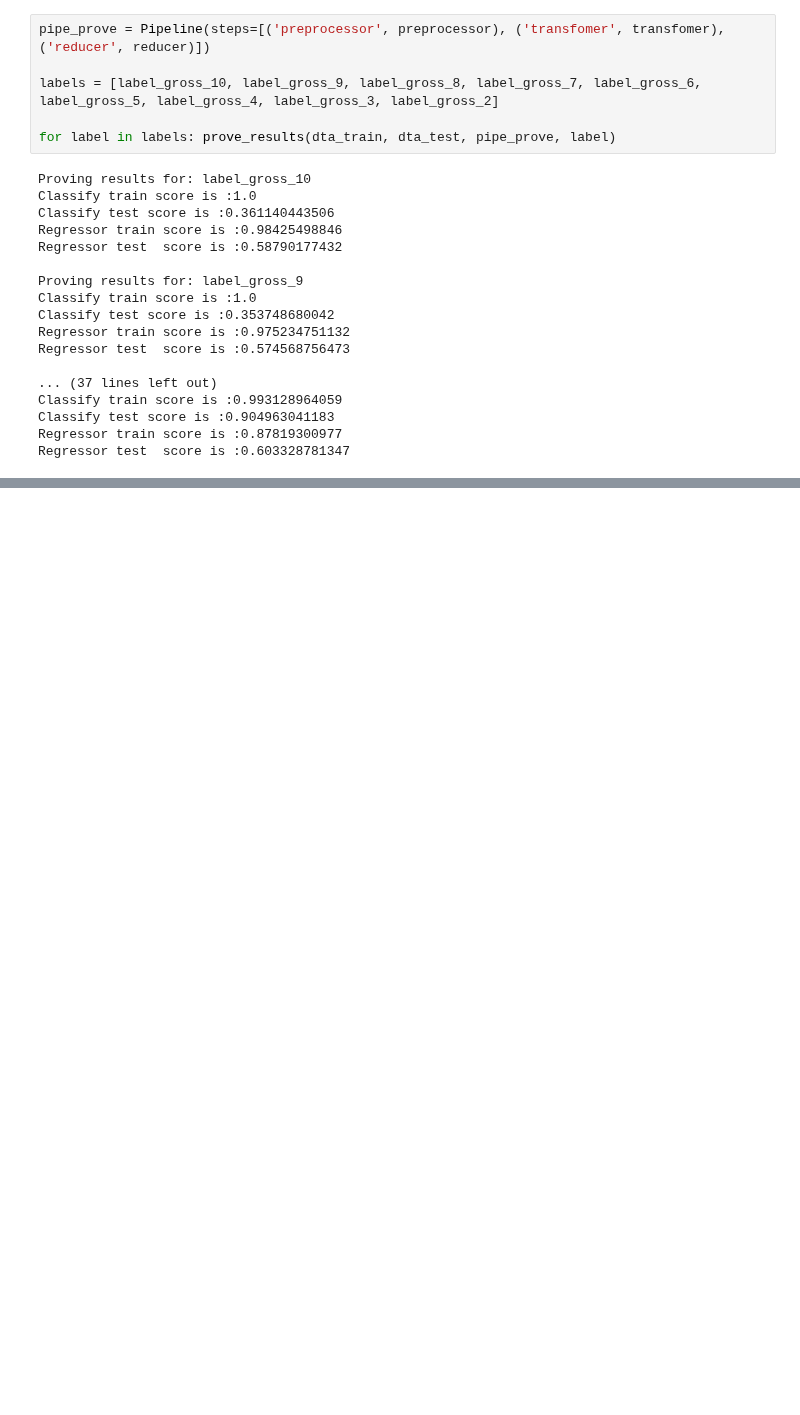
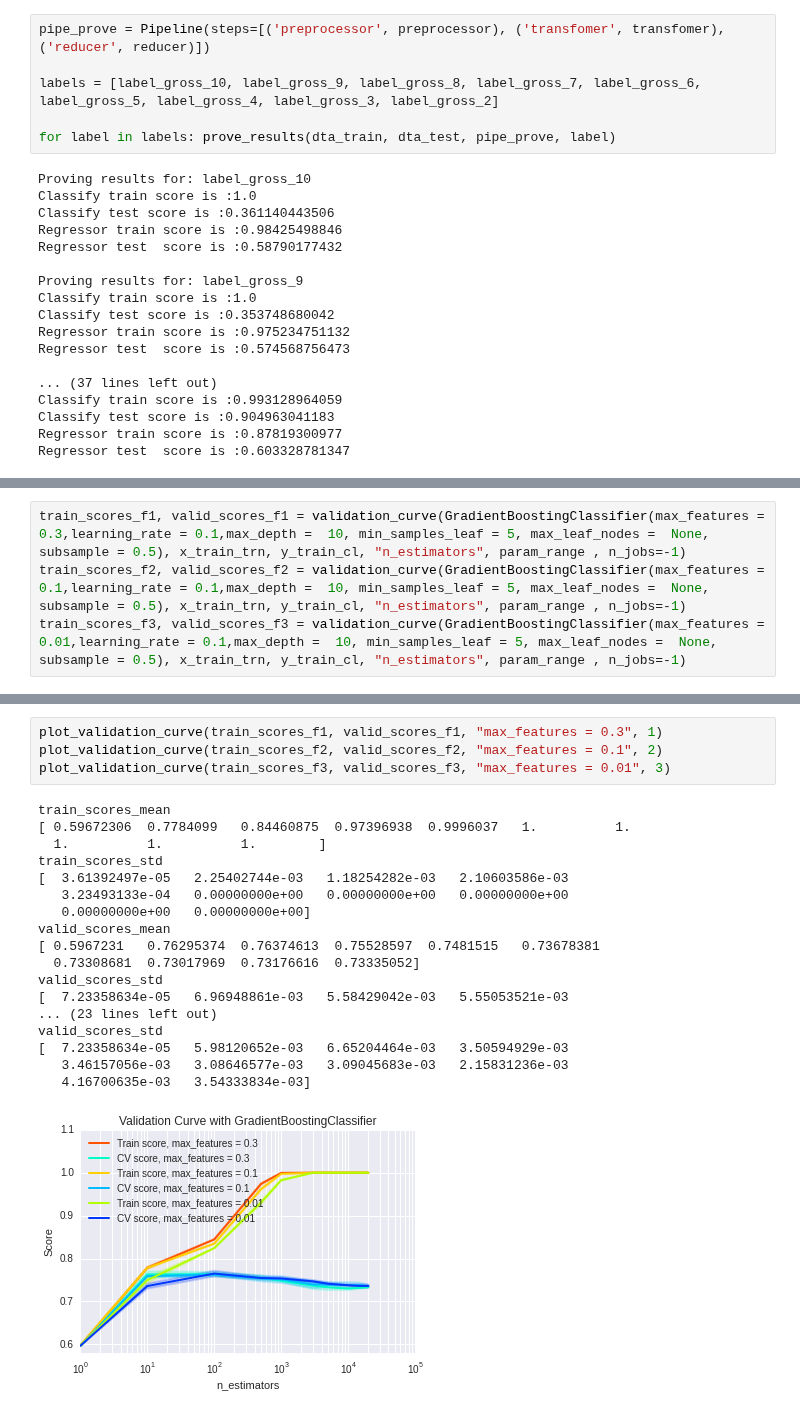
Before and after one commit to rihardsbar/dm-predictive-ml, a Jupyter notebook: logistic_regression/results_test.ipynb, the cells around one changed output, grey strips where cells are left out. Drawn from its saved outputs; the diff is of its cells as text; blank space fills up the shorter version.

```diff
--- a/logistic_regression/results_test.ipynb
+++ b/logistic_regression/results_test.ipynb
@@ -419,0 +454,4 @@ plt.legend(loc="best")
+# %%
+train_scores_f1, valid_scores_f1 = validation_curve(GradientBoostingClassifier(max_features = 0.3,learning_rate = 0.1,max_depth =  10, min_samples_leaf = 5, max_leaf_nodes =  None, subsample = 0.5), x_train_trn, y_train_cl, "n_estimators", param_range , n_jobs=-1)
+train_scores_f2, valid_scores_f2 = validation_curve(GradientBoostingClassifier(max_features = 0.1,learning_rate = 0.1,max_depth =  10, min_samples_leaf = 5, max_leaf_nodes =  None, subsample = 0.5), x_train_trn, y_train_cl, "n_estimators", param_range , n_jobs=-1)
+train_scores_f3, valid_scores_f3 = validation_curve(GradientBoostingClassifier(max_features = 0.01,learning_rate = 0.1,max_depth =  10, min_samples_leaf = 5, max_leaf_nodes =  None, subsample = 0.5), x_train_trn, y_train_cl, "n_estimators", param_range , n_jobs=-1)
@@ -419,0 +535,23 @@ plt.legend(loc="best")
+# %%
+plot_validation_curve(train_scores_f1, valid_scores_f1, "max_features = 0.3", 1)
+plot_validation_curve(train_scores_f2, valid_scores_f2, "max_features = 0.1", 2)
+plot_validation_curve(train_scores_f3, valid_scores_f3, "max_features = 0.01", 3)
+# %% [output]
+train_scores_mean
+[ 0.59672306  0.7784099   0.84460875  0.97396938  0.9996037   1.          1.
+  1.          1.          1.        ]
+train_scores_std
+[  3.61392497e-05   2.25402744e-03   1.18254282e-03   2.10603586e-03
+   3.23493133e-04   0.00000000e+00   0.00000000e+00   0.00000000e+00
+   0.00000000e+00   0.00000000e+00]
+valid_scores_mean
+[ 0.5967231   0.76295374  0.76374613  0.75528597  0.7481515   0.73678381
+  0.73308681  0.73017969  0.73176616  0.73335052]
+valid_scores_std
+[  7.23358634e-05   6.96948861e-03   5.58429042e-03   5.55053521e-03
+... (23 lines left out)
+valid_scores_std
+[  7.23358634e-05   5.98120652e-03   6.65204464e-03   3.50594929e-03
+   3.46157056e-03   3.08646577e-03   3.09045683e-03   2.15831236e-03
+   4.16700635e-03   3.54333834e-03]
+[figure, added]
```
Also changed, not shown: parts of 30 cells of this notebook, 1 other file.
